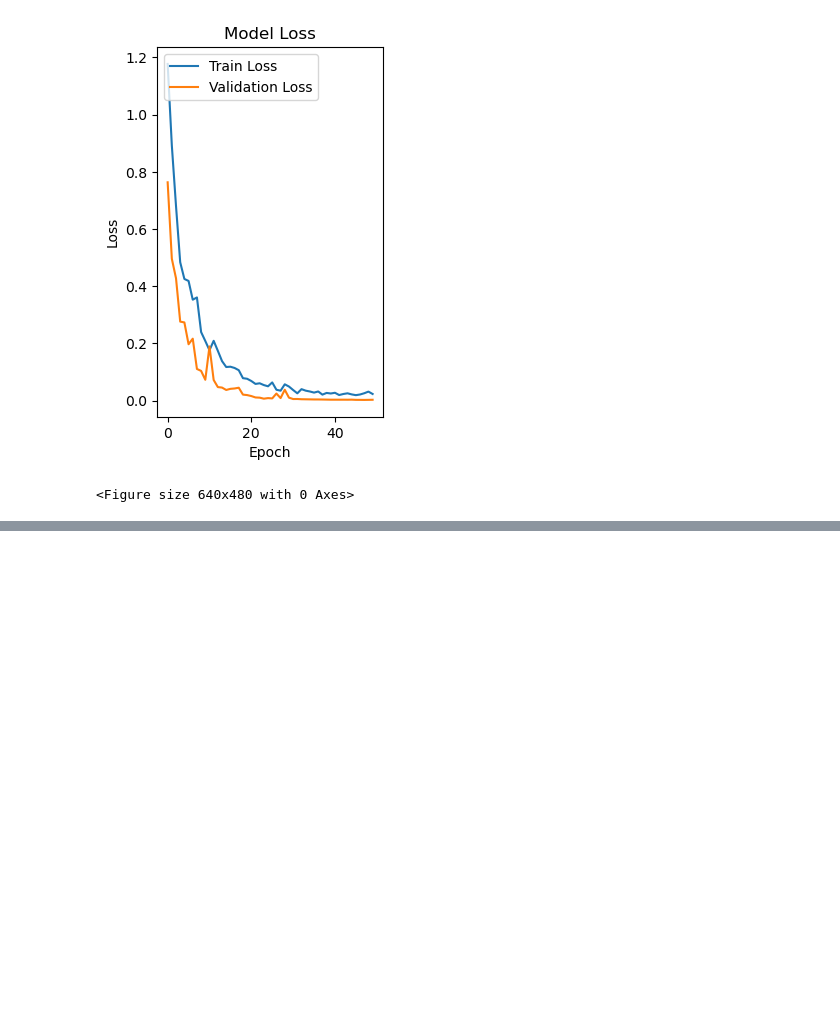
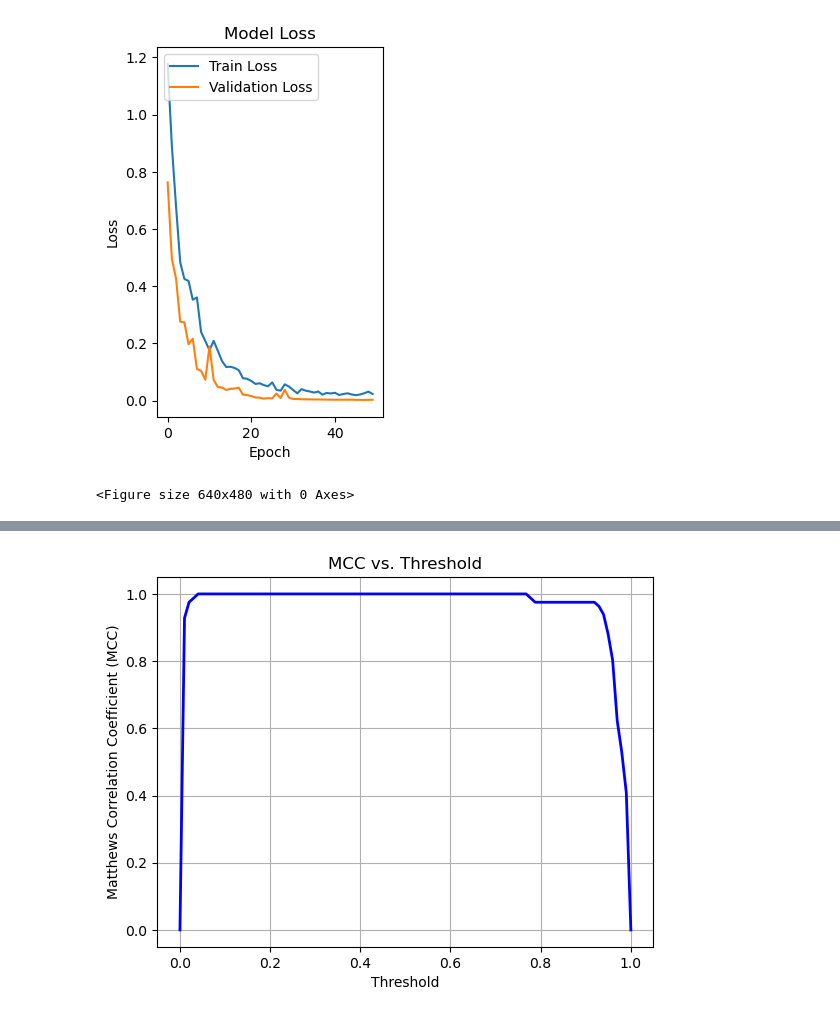
Before and after one commit to HarshanaWAJ/Research_Project, a Jupyter notebook: Wide.ipynb, the cells around one changed output, grey strips where cells are left out. Saved outputs shown, nothing was run; the diff lists cells and outputs as text; code cells hidden in the pictures; blank space fills up the shorter version.

```diff
--- a/Wide.ipynb
+++ b/Wide.ipynb
@@ -258,0 +723,94 @@ plt.show()
+# %%
+import os
+import numpy as np
+import cv2
+import matplotlib.pyplot as plt
+from sklearn.metrics import matthews_corrcoef
+from tensorflow.keras.models import load_model
+
+# Load the saved model
+model = load_model('wide_model.keras')
+
+def preprocess_video(video_path, frame_size=(224, 224), frame_rate=30, sequence_length=10):
+    cap = cv2.VideoCapture(video_path)
+    frames = []
+
+    while cap.isOpened():
+        ret, frame = cap.read()
+        if not ret:
+            break
+        frame_resized = cv2.resize(frame, frame_size)
+        frame_normalized = frame_resized / 255.0
+        frames.append(frame_normalized)
+
+    cap.release()
+
+    if len(frames) == 0:
+        print(f"Warning: No frames read from video: {video_path}")
+        return np.zeros((sequence_length, *frame_size, 3))
+
+    if len(frames) < sequence_length:
+        frames.extend([np.zeros_like(frames[0])] * (sequence_length - len(frames)))
+    frames = frames[:sequence_length]
+
+    frames = np.array(frames)
+
+    return frames
+
+def evaluate_model(dataset_path, sequence_length=10):
+    y_true = []  # Ground truth labels
+    y_pred = []  # Predicted labels
+    y_prob = []  # Predicted probabilities (for MCC with thresholds)
+
+    for class_name in ['Wide', 'LegalBall']:
+        class_folder = os.path.join(dataset_path, class_name)
+
+        if not os.path.isdir(class_folder):
+            print(f"Warning: Folder {class_folder} not found.")
+            continue
+
+        for video_name in os.listdir(class_folder):
+            video_path = os.path.join(class_folder, video_name)
+
+            video_frames = preprocess_video(video_path, sequence_length=sequence_length)
+
+            prediction = model.predict(np.expand_dims(video_frames, axis=0))
+            predicted_label = np.argmax(prediction[0])
+            predicted_prob = prediction[0][1]  # Get the probability for the "Wide" class
+
+            ground_truth = 1 if class_name == "Wide" else 0
+
+            y_true.append(ground_truth)
+            y_pred.append(predicted_label)
+            y_prob.append(predicted_prob)
+
+    y_true = np.array(y_true)
+    y_pred = np.array(y_pred)
+    y_prob = np.array(y_prob)
+
+    thresholds = np.linspace(0, 1, 100)  # Generate thresholds from 0 to 1
+    mcc_values = []
+
+    # Calculate MCC for each threshold
+    for threshold in thresholds:
+        # Convert probabilities to binary predictions based on the threshold
+        y_pred_thresholded = (y_prob >= threshold).astype(int)
+        mcc = matthews_corrcoef(y_true, y_pred_thresholded)
+        mcc_values.append(mcc)
+
+    # Plot MCC curve
+    plt.plot(thresholds, mcc_values, color='blue', lw=2)
+    plt.xlabel('Threshold')
+    plt.ylabel('Matthews Correlation Coefficient (MCC)')
+    plt.title('MCC vs. Threshold')
+    plt.grid(True)
+    plt.show()
+
+    return mcc_values, thresholds
+
+# Path to your dataset
+dataset_path = 'Wide'  # Update this path to point to the 'NoBall' folder containing 'Wide' and 'LegalBall'
+
+# Evaluate the model and plot the MCC curve
+mcc_values, thresholds = evaluate_model(dataset_path, sequence_length=10)
+# %% [output]
@@ -258,0 +834 @@ plt.show()
+[figure, added]
```
Also changed, not shown: parts of 14 cells of this notebook.
